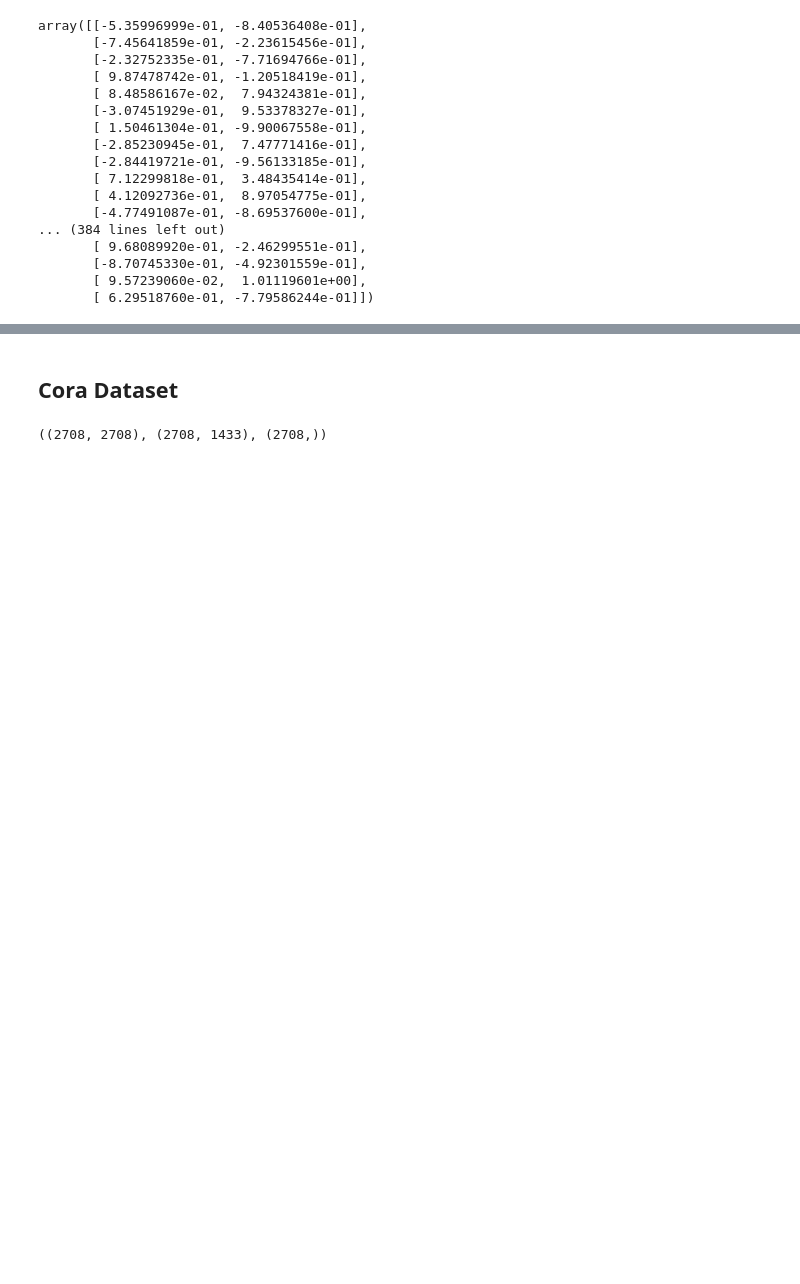
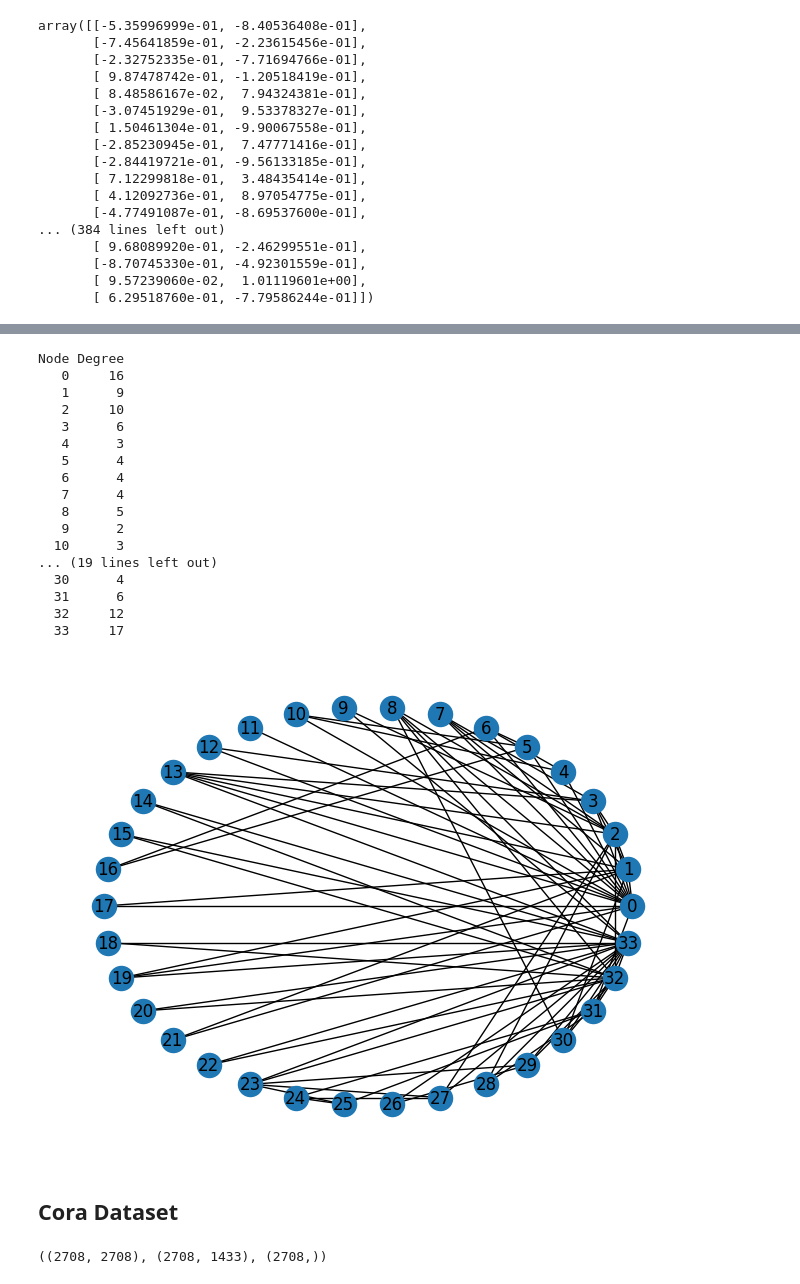
Before and after one commit to timothewt/AdvancedGraphClustering, a Jupyter notebook: notebooks/spectral_clustering.ipynb, the cells around one changed output, grey strips where cells are left out. Cells and saved outputs as stored; diff of their text form; code cells hidden in the pictures; blank space fills up the shorter version.

```diff
--- a/notebooks/spectral_clustering.ipynb
+++ b/notebooks/spectral_clustering.ipynb
@@ -66,3 +120,33 @@ array([[-5.35996999e-01, -8.40536408e-01],
+# %%
+import matplotlib.pyplot as plt
+import networkx as nx
+
+G = nx.karate_club_graph()
+print("Node Degree")
+for v in G:
+    print(f"{v:4} {G.degree(v):6}")
+
+nx.draw_circular(G, with_labels=True)
+plt.show()
+# %% [output]
+Node Degree
+   0     16
+   1      9
+   2     10
+   3      6
+   4      3
+   5      4
+   6      4
+   7      4
+   8      5
+   9      2
+  10      3
+... (19 lines left out)
+  30      4
+  31      6
+  32     12
+  33     17
+[figure, added]
 # %% [markdown]
 ## Cora Dataset
 # %%
```
Also changed, not shown: parts of 9 cells of this notebook.
